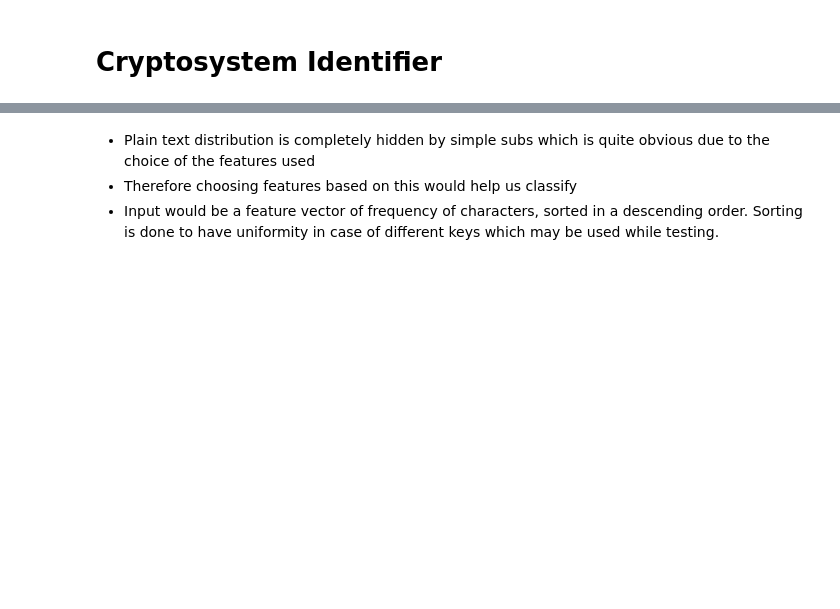
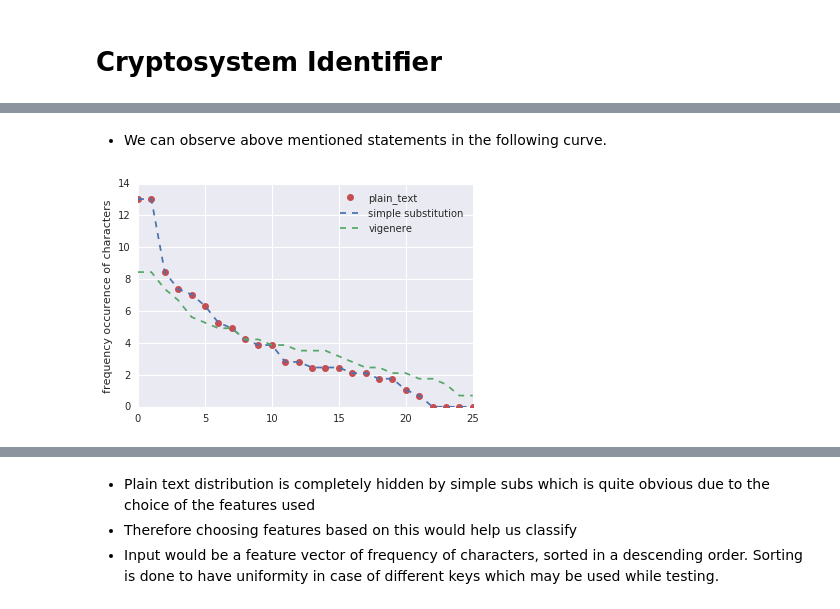
Before and after one commit to 4rshdeep/celestini, a Jupyter notebook: cryptosystem_identifier/cryptosystem_identifier.ipynb, the cells around one changed output, grey strips where cells are left out. Drawn from its saved outputs; the diff is of its cells as text; code cells hidden in the pictures; blank space fills up the shorter version.

```diff
--- a/cryptosystem_identifier/cryptosystem_identifier.ipynb
+++ b/cryptosystem_identifier/cryptosystem_identifier.ipynb
@@ -42,3 +49,15 @@ simple_subs_text = encrypt.simple_subs(key, plain_text)
 p = getFrequencyOfText(plain_text)
 v = getFrequencyOfText(vigenere_text)
 s = getFrequencyOfText(simple_subs_text)
+# %% [markdown]
+* We can observe above mentioned statements in the following curve.
+# %%
+plt.plot(p, 'ro',label='plain_text')
+plt.plot(s, label='simple substitution', linestyle="--")
+plt.plot(v, label='vigenere', linestyle="--")
+plt.ylabel("frequency occurence of characters")
+plt.xlabel("")
+plt.legend()
+plt.show()
+# %% [output]
+[figure, added]
```
Also changed, not shown: parts of 12 cells of this notebook.
